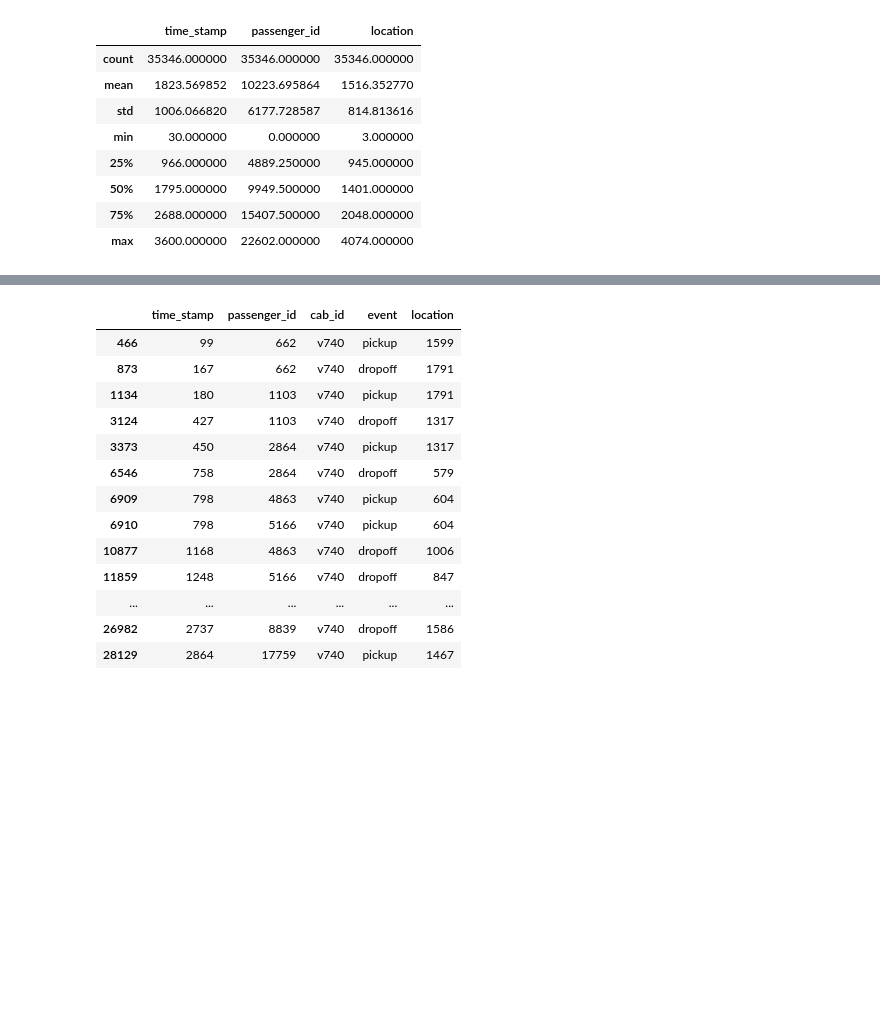
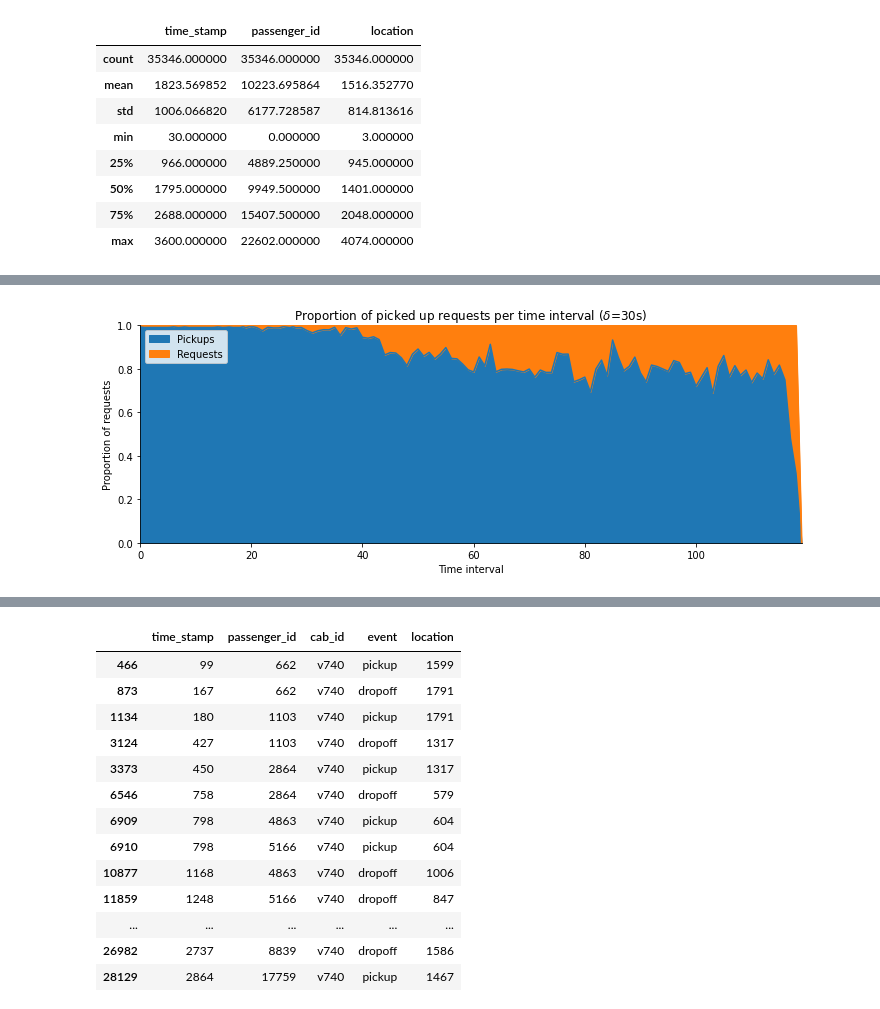
Before and after one commit to MrRobboWilliamson/ride-share, a Jupyter notebook: PostProcessing.ipynb, the cells around one changed output, grey strips where cells are left out. Drawn from its saved outputs; the diff is of its cells as text; code cells hidden in the pictures; blank space fills up the shorter version.

```diff
--- a/PostProcessing.ipynb
+++ b/PostProcessing.ipynb
@@ -72,0 +100,13 @@ out_df.describe()
+# %%
+# count the number of picked up picked up requests
+# but remove the duplicate pickups
+clean_pickups = out_df.groupby(['passenger_id']).apply(lambda x: x.sort_values(['time_stamp']).iloc[0]).reset_index(drop=True)
+assert clean_pickups['event'].value_counts().values[0] == len(out_df['passenger_id'].unique())
+# %%
+# get the timewindows for the pickups
+pickups = clean_pickups.join(reqs.loc[:,'window'],on=['passenger_id'])
+numpicks_by_window = pickups.groupby(['window']).agg('count')['time_stamp'].rename("num_pickups")
+
+# stick it all together
+result = pd.concat([numreqs_by_window,numpicks_by_window],axis=1)
+result.head()
@@ -72,0 +121,21 @@ out_df.describe()
+# %%
+# need to convert to proportion
+proportion = result.copy()
+proportion['Pickups'] = proportion['num_pickups'] / proportion['num_requests']
+proportion['Requests'] = 1 - proportion['Pickups']
+
+# plot proportion of requests that are picked up
+fig,ax = plt.subplots(figsize=[10,4])
+ax = proportion.loc[:,['Pickups','Requests']].plot.area(ax=ax)
+
+# format the plot
+ax.set_xlabel("Time interval")
+ax.set_ylabel("Proportion of requests")
+ax.set_title("Proportion of picked up requests per time interval ($\delta$=30s)")
+ax.set_xlim([0,119])
+ax.set_ylim([0,1])
+sns.despine()
+fig.tight_layout()
+plt.savefig(r"results/proportion.jpg")
+# %% [output]
+[figure, added]
```
Also changed, not shown: parts of 7 cells of this notebook, 5 other files.
